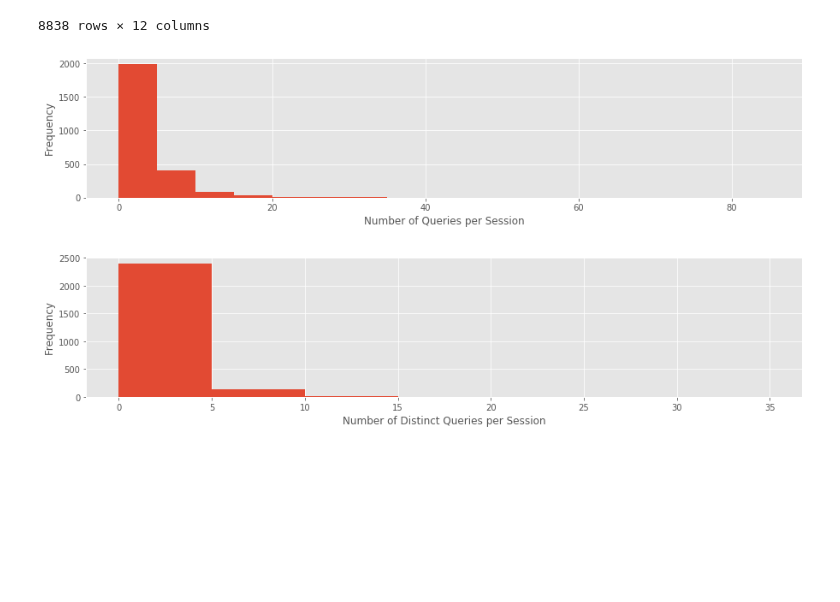
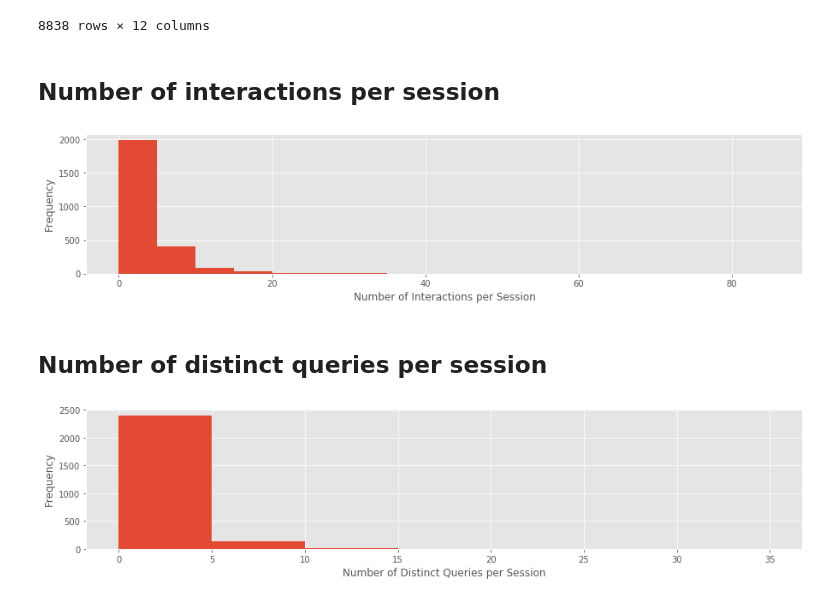
Before and after one commit to feup-infolab/army-ant, a Jupyter notebook: notebooks/query_log_analysis/query_log_analysis.ipynb, the cells around one changed output. Saved outputs shown, nothing was run; the diff lists cells and outputs as text; code cells hidden in the pictures; blank space fills up the shorter version.

```diff
--- a/notebooks/query_log_analysis/query_log_analysis.ipynb
+++ b/notebooks/query_log_analysis/query_log_analysis.ipynb
@@ -266,22 +272,26 @@ qlog = detect_sessions(qlog); qlog
 | 8836 | 24797984 | fw signs from god | 2006-05-29 15:44:31 | NaN | NaN | 2006-05-29 | 0 | 5 | None | None | ... |
 | 8837 | 24797984 | fw signs from god | 2006-05-29 15:44:38 | NaN | NaN | 2006-05-29 | 0 | 5 | None | None | ... |
 8838 rows × 12 columns
+# %% [markdown]
+## Number of interactions per session
 # %%
 queries_per_session = qlog[['session_id', 'query']] \
     .groupby('session_id') \
     .count()
 
 d_min = queries_per_session['query'].min()
 d_max = queries_per_session['query'].max()
 bin_width = 5
 
 queries_per_session \
     .plot(kind='hist', bins=range(0, d_max + bin_width, bin_width), legend=False)
-plt.xlabel("Number of Queries per Session")
+plt.xlabel("Number of Interactions per Session")
 plt.ylabel("Frequency")
 plt.show()
 # %% [output]
-[figure, old version]
+[figure, new version]
+# %% [markdown]
+## Number of distinct queries per session
 # %%
 distinct_queries_per_session = qlog[['session_id', 'query']] \
     .groupby('session_id') \
```
Also changed, not shown: parts of 12 cells of this notebook.
